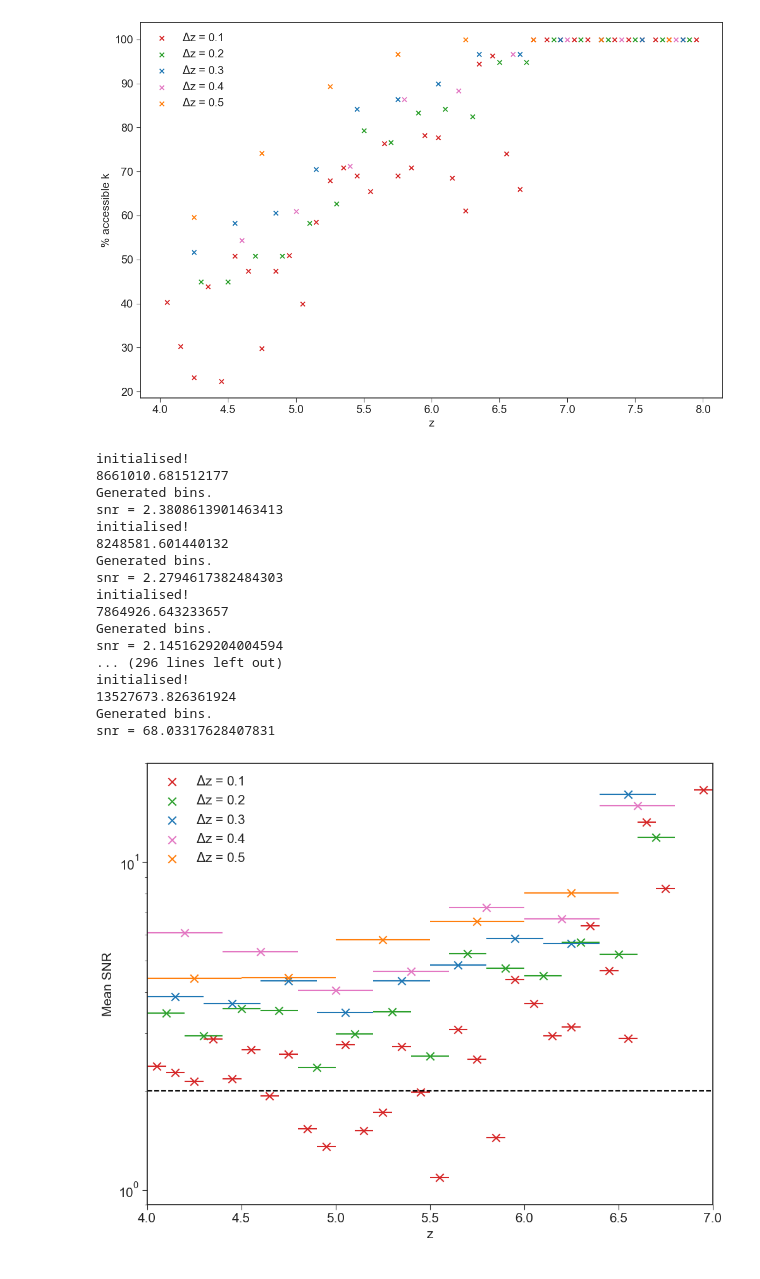
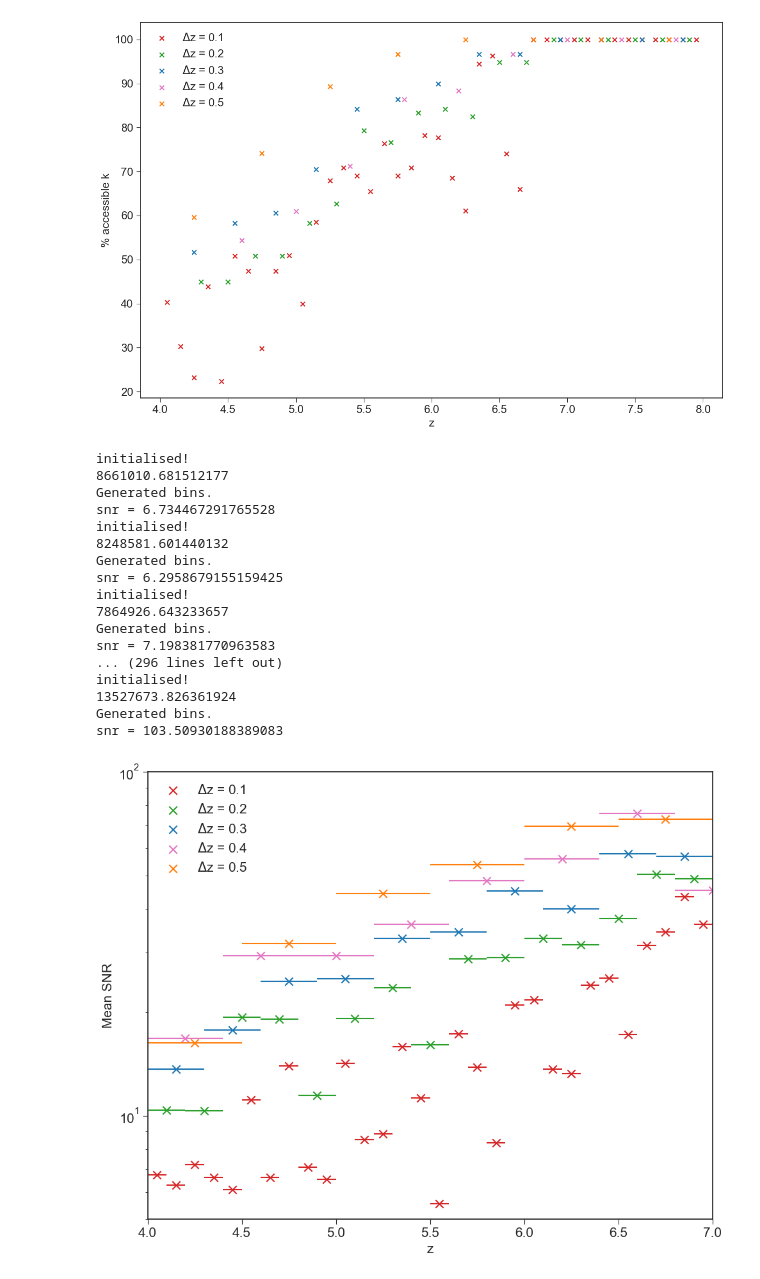
Before and after one commit to raxquax123/postEoR, a Jupyter notebook: Notebooks/examples.ipynb, the cells around one changed output. Cells and saved outputs as stored; diff of their text form; code cells hidden in the pictures.

```diff
--- a/Notebooks/examples.ipynb
+++ b/Notebooks/examples.ipynb
@@ -671,6 +671,11 @@ from postEoR.analysis import get_PS
 cone = hkl.load("../corrected_cone.hkl")
 plt.rcParams['figure.figsize'] = [10, 8]
 plt.rcParams.update({'font.size': 15})
+
+def get_num_modes(k, delta_k, Vsurv):
+    num = Vsurv / (2 * np.pi)**3 * 2 * np.pi * k**2 * delta_k
+
+    return num
 
 redshift_bins = [0.1, 0.2, 0.3, 0.4, 0.5]
 asurv = 100
@@ -707,6 +712,8 @@ for i in range(len(redshift_bins)):
         BT = BT[:, :, int(indices[frame]):int(indices[frame+1])]
         z = cone.z_end + redshift_bin / 2 + redshift_bin*int(frame)
 
+        Vsurv = obs.get_survey_volume(z+redshift_bin / 2, z - redshift_bin / 2)
+
         AAstar = obs.SKA1LOW_AAstar(0)
         freq_bin = nu_21 / (z-0.5*redshift_bin) - nu_21 / (z+0.5*redshift_bin)
         some_survey = obs.Interferometer(AAstar, 7, 4, asurv, tsurv, 0, freq_bin)
@@ -720,40 +727,40 @@ for i in range(len(redshift_bins)):
         plot1 = plot1[error1>1e-11]
         error1 = error1[error1>1e-11]
 
-        yerr = error1 + noise(new_k)
+        yerr = error1 + noise(new_k) / (get_num_modes(new_k, 0.01, Vsurv))**0.5
         snr = plot1 / yerr
         percent = np.mean(snr)
         print("snr = " + str(percent))
         redshifts.append(z)
         percentages.append(percent)
     ax.scatter(redshifts, percentages, color=colors[i], marker="x", label=labels[i], s=80)
     ax.errorbar(redshifts, percentages, xerr=redshift_bin/2, linestyle="none", color=colors[i])
 fig.tight_layout()
 ax.set_yscale("log")
 ax.set_xlim(4, 7)
-ax.set_ylim(0.9, 20)
+ax.set_ylim(5, 100)
 ax.axhline(y=2, color="k", linestyle="--")
 ax.legend()
 plt.show()
 # %% [output]
 initialised!
 8661010.681512177
 Generated bins.
-snr = 2.3808613901463413
+snr = 6.734467291765528
 initialised!
 8248581.601440132
 Generated bins.
-snr = 2.2794617382484303
+snr = 6.2958679155159425
 initialised!
 7864926.643233657
 Generated bins.
-snr = 2.1451629204004594
+snr = 7.198381770963583
 ... (296 lines left out)
 initialised!
 13527673.826361924
 Generated bins.
-snr = 68.03317628407831
+snr = 103.50930188389083
-[figure, old version]
+[figure, new version]
 # %%
 import hickle as hkl
 import numpy as np
```
Also changed, not shown: parts of 1 cell of this notebook, 1 other file.
